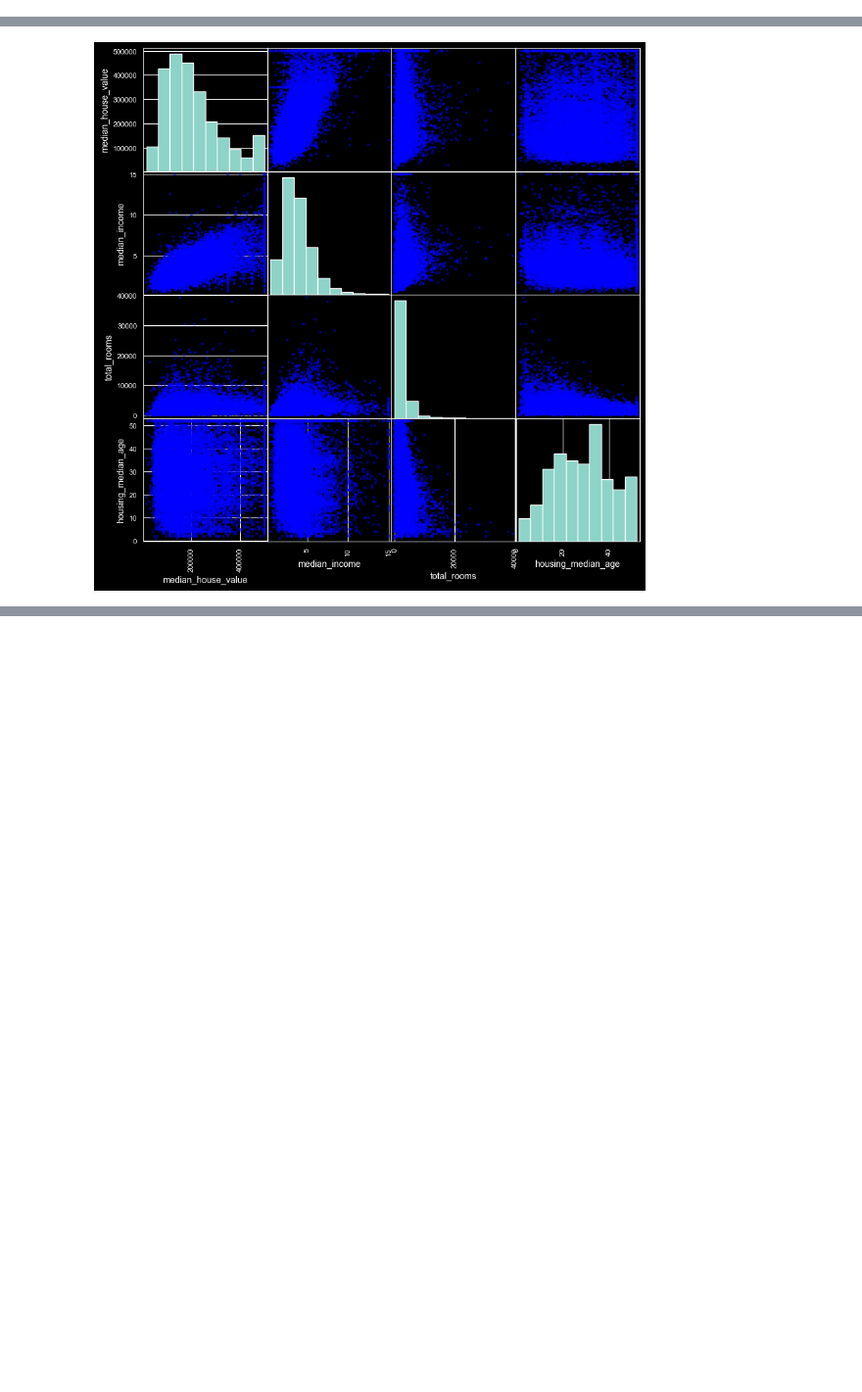
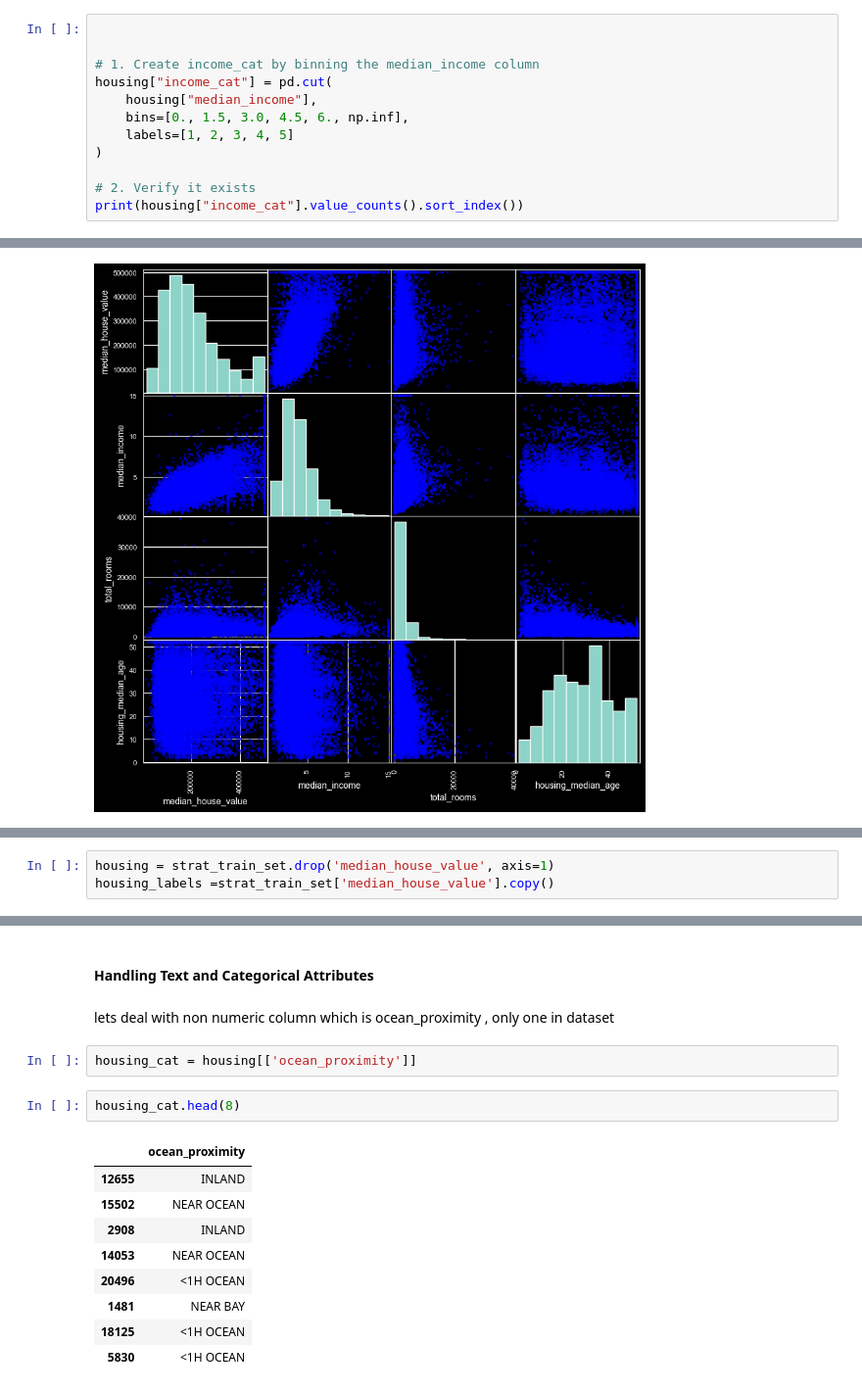
Before and after one commit to Harsh-Prajapati54/ML-Projects, a Jupyter notebook: House-Price-Prediction-Model.ipynb, the cells around one changed output, grey strips where cells are left out. Shown: that part at 98% size. Saved outputs shown, nothing was run; the diff lists cells and outputs as text; blank space fills up the shorter version.

```diff
--- a/House-Price-Prediction-Model.ipynb
+++ b/House-Price-Prediction-Model.ipynb
@@ -112,3 +112,15 @@ here median income is very useful for the median housing price ,since most of th
 The following code uses the pd.cut() function to create an income category
 attribute with five categories (labeled from 1 to 5); category 1 ranges from 0
 to 1.5 (i.e., less than $15,000), category 2 from 1.5 to 3, and so on
+# %%
+
+
+# 1. Create income_cat by binning the median_income column
+housing["income_cat"] = pd.cut(
+    housing["median_income"],
+    bins=[0., 1.5, 3.0, 4.5, 6., np.inf],
+    labels=[1, 2, 3, 4, 5]
+)
+
+# 2. Verify it exists
+print(housing["income_cat"].value_counts().sort_index())
@@ -231,0 +279,3 @@ plt.show()
+# %%
+housing = strat_train_set.drop('median_house_value', axis=1)
+housing_labels =strat_train_set['median_house_value'].copy()
@@ -231,0 +335,18 @@ plt.show()
+# %% [markdown]
+ #### Handling Text and Categorical Attributes
+# %% [markdown]
+lets deal with non numeric column which is ocean_proximity , only one in dataset
+# %%
+housing_cat = housing[['ocean_proximity']]
+# %%
+housing_cat.head(8)
+# %% [output]
+|  | ocean_proximity |
+| 12655 | INLAND |
+| 15502 | NEAR OCEAN |
+| 2908 | INLAND |
+| 14053 | NEAR OCEAN |
+| 20496 | <1H OCEAN |
+| 1481 | NEAR BAY |
+| 18125 | <1H OCEAN |
+| 5830 | <1H OCEAN |
```
Also changed, not shown: parts of 41 cells of this notebook.
